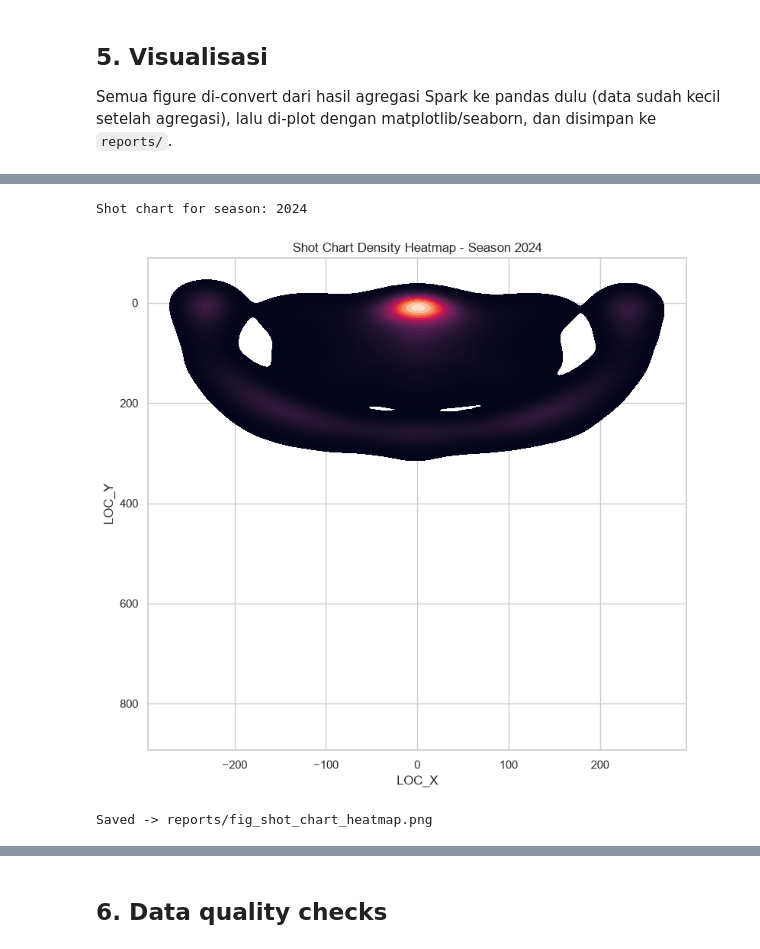
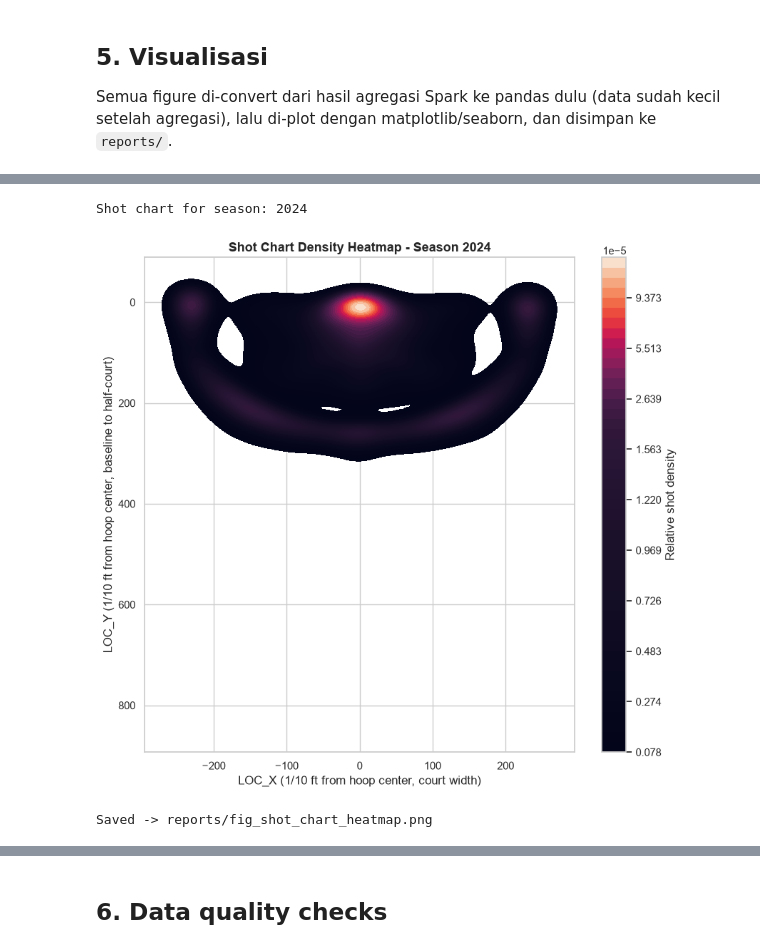
Before and after one commit to Dhamzyy335/KelompokN1, a Jupyter notebook: notebooks/02_eda_and_pyspark_operations.ipynb, the cells around one changed output, grey strips where cells are left out. Cells and saved outputs as stored; diff of their text form; code cells hidden in the pictures.

```diff
--- a/notebooks/02_eda_and_pyspark_operations.ipynb
+++ b/notebooks/02_eda_and_pyspark_operations.ipynb
@@ -519,26 +547,34 @@ Memakai satu musim (musim terakhir yang tersedia) agar ringan untuk di-plot, buk
 # %%
 latest_season = shotdetail.agg(F.max("season")).collect()[0][0]
 print("Shot chart for season:", latest_season)
 
 pdf_shots = (
     shotdetail.filter(F.col("season") == latest_season)
     .select("LOC_X", "LOC_Y")
     .toPandas()
 )
 
-fig, ax = plt.subplots(figsize=(8, 7.5))
+fig, ax = plt.subplots(figsize=(8.5, 8))
 sns.kdeplot(
-    x=pdf_shots["LOC_X"], y=pdf_shots["LOC_Y"], cmap="rocket", fill=True, thresh=0.02, levels=50, ax=ax
+    x=pdf_shots["LOC_X"],
+    y=pdf_shots["LOC_Y"],
+    cmap="rocket",
+    fill=True,
+    thresh=0.02,
+    levels=50,
+    cbar=True,
+    cbar_kws={"label": "Relative shot density"},
+    ax=ax,
 )
-ax.set_title(f"Shot Chart Density Heatmap - Season {latest_season}")
-ax.set_xlabel("LOC_X")
-ax.set_ylabel("LOC_Y")
+ax.set_title(f"Shot Chart Density Heatmap - Season {latest_season}", fontsize=13, fontweight="bold")
+ax.set_xlabel("LOC_X (1/10 ft from hoop center, court width)")
+ax.set_ylabel("LOC_Y (1/10 ft from hoop center, baseline to half-court)")
 ax.invert_yaxis()
 fig.tight_layout()
 fig.savefig(os.path.join(REPORTS_DIR, "fig_shot_chart_heatmap.png"), dpi=150)
 plt.show()
 print("Saved -> reports/fig_shot_chart_heatmap.png")
 # %% [output]
 Shot chart for season: 2024
-[figure, old version]
+[figure, new version]
 Saved -> reports/fig_shot_chart_heatmap.png
```
Also changed, not shown: parts of 11 cells of this notebook, 8 other files.
